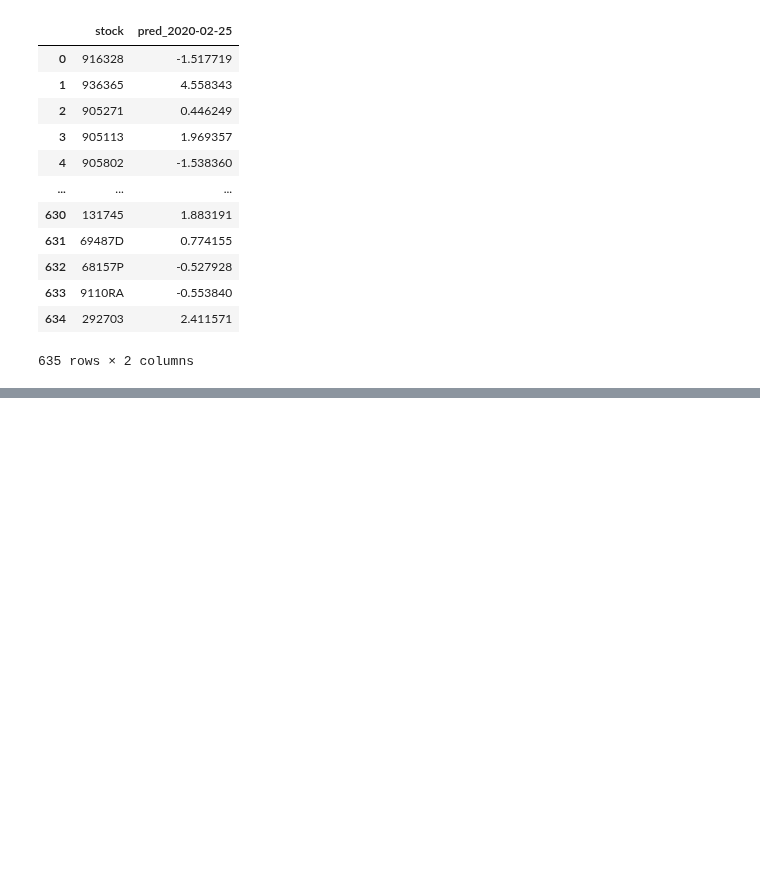
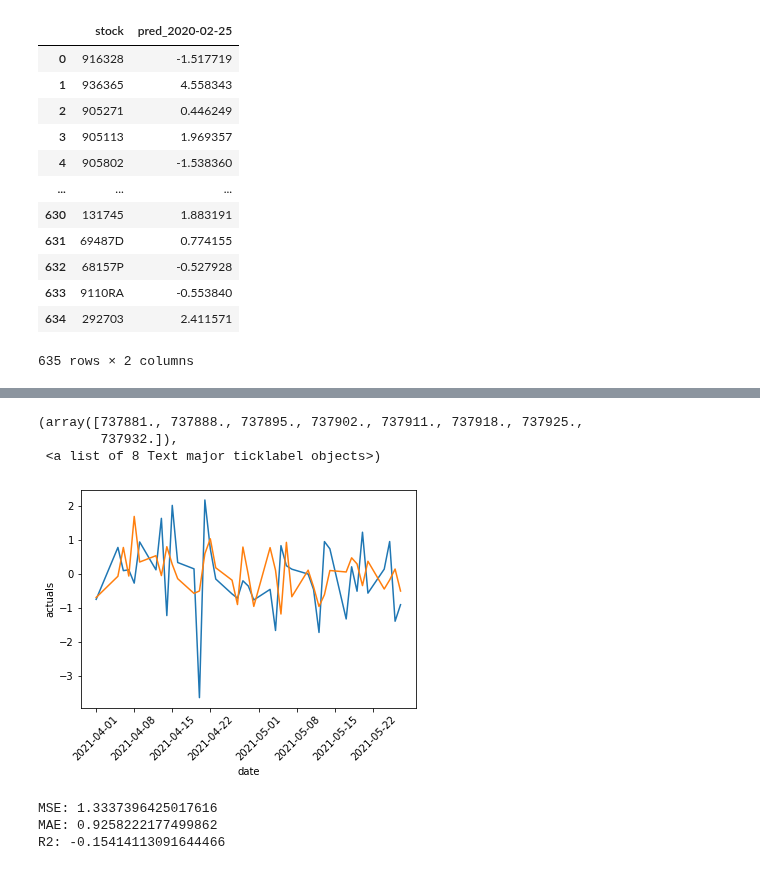
Before and after one commit to jeremylee73/differential-capital, a Jupyter notebook: rnn-model/simple-rnn-pipeline-2.ipynb, the cells around one changed output, grey strips where cells are left out. Cells and saved outputs as stored; diff of their text form; code cells hidden in the pictures; blank space fills up the shorter version.

Commit message:
visualizations on sample stock

```diff
--- a/rnn-model/simple-rnn-pipeline-2.ipynb
+++ b/rnn-model/simple-rnn-pipeline-2.ipynb
@@ -269,0 +254,27 @@ get_portfolio(pred_t, 5)
+# %%
+t = pd.to_datetime("2021-05-28")
+test_size = 40
+look_back = 240
+investable = get_investable(t, look_back + test_size)
+
+tts = investable.index[test_size]
+delta = datetime.timedelta(days=1)
+
+model = get_model("916328", investable.loc[tts:])
+# %%
+df = pd.DataFrame()
+predictions = []
+actuals = []
+dates = []
+for date in investable.index[:test_size]:
+    convertedX = formatX(investable.loc[[date]])
+    prediction = model.predict(convertedX)[0, 0]
+    actual = investable.loc[date, "916328"].item()
+    predictions.append(prediction)
+    actuals = np.append(actuals, actual)
+    dates.append(date)
+df["predictions"] = np.array(predictions)
+df["actuals"] = actuals
+df["date"] = dates
+df.set_index("date", inplace=True)
+df
@@ -269,0 +300,22 @@ get_portfolio(pred_t, 5)
+# %%
+import matplotlib.pyplot as plt
+
+sns.lineplot(data=df, x="date", y="actuals")
+sns.lineplot(data=df, x="date", y="predictions")
+plt.xticks(rotation=45)
+# %% [output]
+(array([737881., 737888., 737895., 737902., 737911., 737918., 737925.,
+        737932.]),
+ <a list of 8 Text major ticklabel objects>)
+[figure, added]
+# %%
+# metrics for sample stock
+from sklearn.metrics import mean_squared_error, mean_absolute_error, r2_score
+
+print("MSE: " + str(mean_squared_error(y_true=df.actuals, y_pred=df.predictions)))
+print("MAE: " + str(mean_absolute_error(y_true=df.actuals, y_pred=df.predictions)))
+print("R2: " + str(r2_score(y_true=df.actuals, y_pred=df.predictions)))
+# %% [output]
+MSE: 1.3337396425017616
+MAE: 0.9258222177499862
+R2: -0.15414113091644466
```
Also changed, not shown: parts of 3 cells of this notebook.
